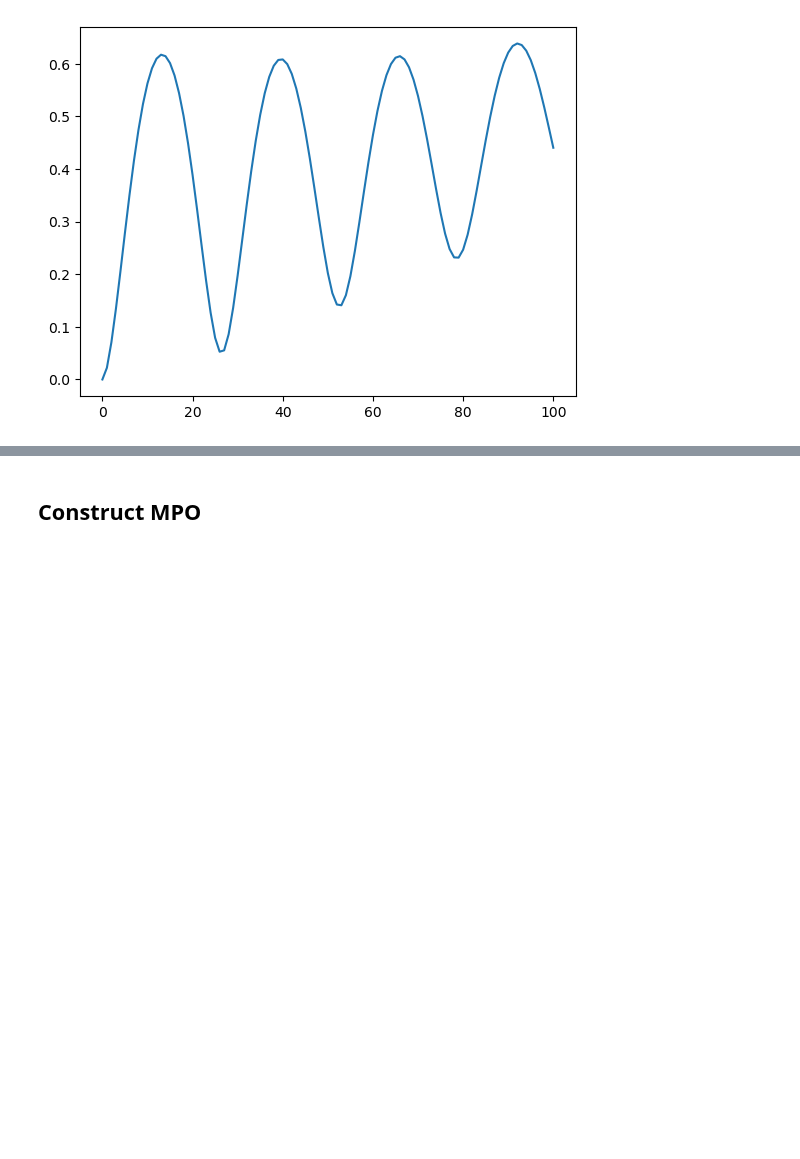
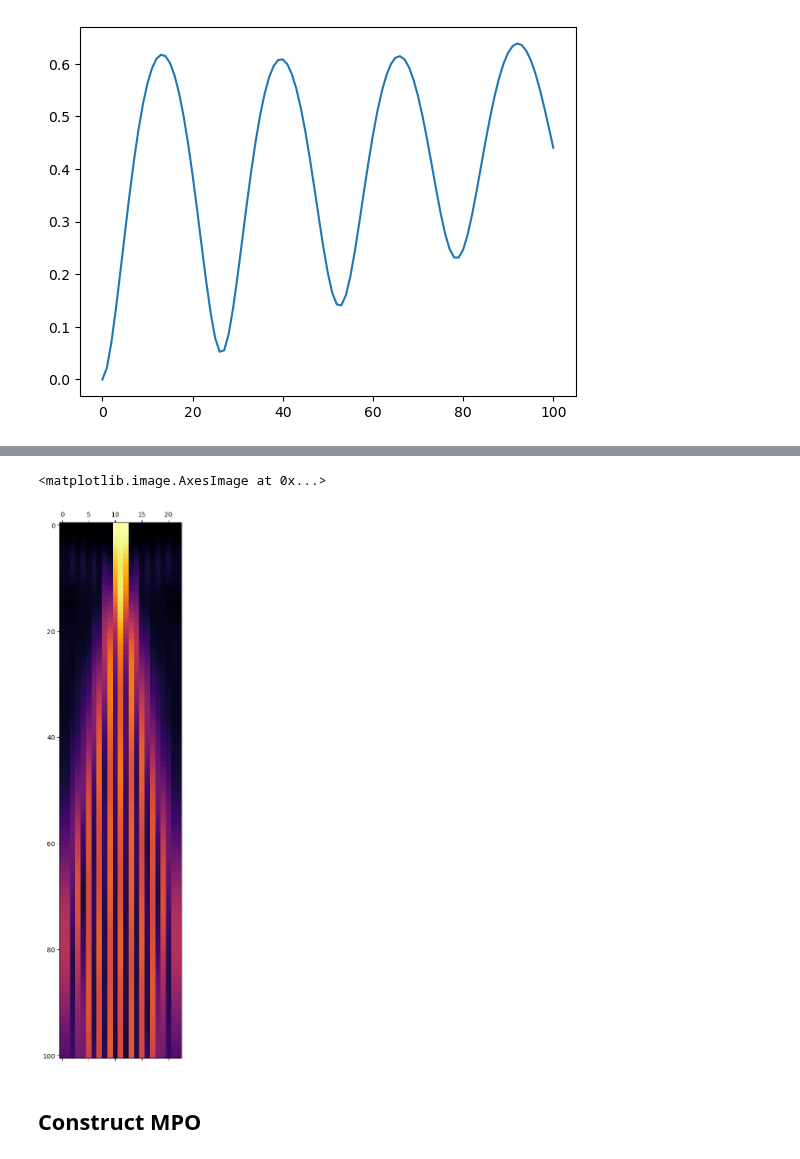
Before and after one commit to Fradm98/qs-qh, a Jupyter notebook: src/notebooks/Z2/z2chain_mps.ipynb, the cells around one changed output, grey strips where cells are left out. Drawn from its saved outputs; the diff is of its cells as text; code cells hidden in the pictures; blank space fills up the shorter version.

```diff
--- a/src/notebooks/Z2/z2chain_mps.ipynb
+++ b/src/notebooks/Z2/z2chain_mps.ipynb
@@ -138,3 +151,9 @@ total iterations 49
+# %%
+fig, ax = plt.subplots(1,1,figsize=(15,15))
+ax.matshow((1-evs)/2, cmap='inferno', vmin=0, vmax=1)
+# %% [output]
+<matplotlib.image.AxesImage at 0x...>
+[figure, added]
 # %% [markdown]
 ## Construct MPO
 # %% [markdown]
```
Also changed, not shown: parts of 10 cells of this notebook, 1 other file.
